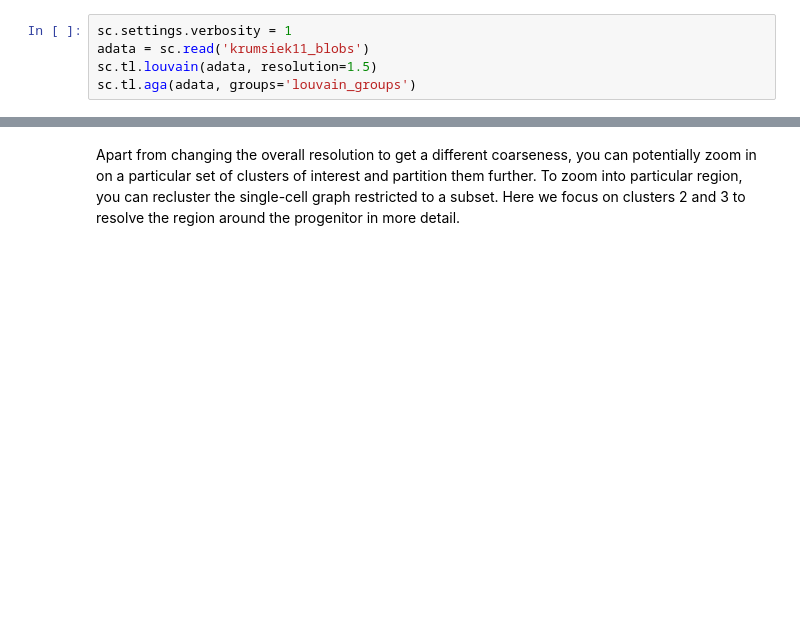
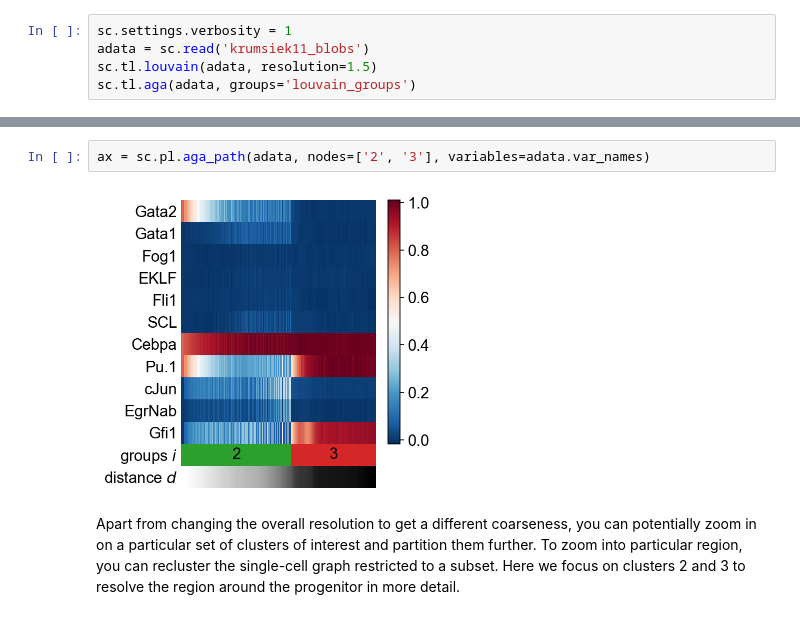
Before and after one commit to theislab/graph_abstraction, a Jupyter notebook: minimal_examples/minimal_examples.ipynb, the cells around one changed output, grey strips where cells are left out. Drawn from its saved outputs; the diff is of its cells as text; blank space fills up the shorter version.

```diff
--- a/minimal_examples/minimal_examples.ipynb
+++ b/minimal_examples/minimal_examples.ipynb
@@ -195,6 +188,10 @@ axs = sc.pl.aga(adata, basis='draw_graph_fr', save='_coarse', ext='svg')
 # %% [output]
 saving figure to file ./figures/aga_coarse.svg
 [figure]
+# %%
+ax = sc.pl.aga_path(adata, nodes=['2', '3'], variables=adata.var_names)
+# %% [output]
+[figure, added]
 # %% [markdown]
 Apart from changing the overall resolution to get a different coarseness, you can potentially zoom in on a particular set of clusters of interest and partition them further. To zoom into particular region, you can recluster the single-cell graph restricted to a subset. Here we focus on clusters 2 and 3 to resolve the region around the progenitor in more detail.
 # %%
```
Also changed, not shown: parts of 12 cells of this notebook, 3 other files.
